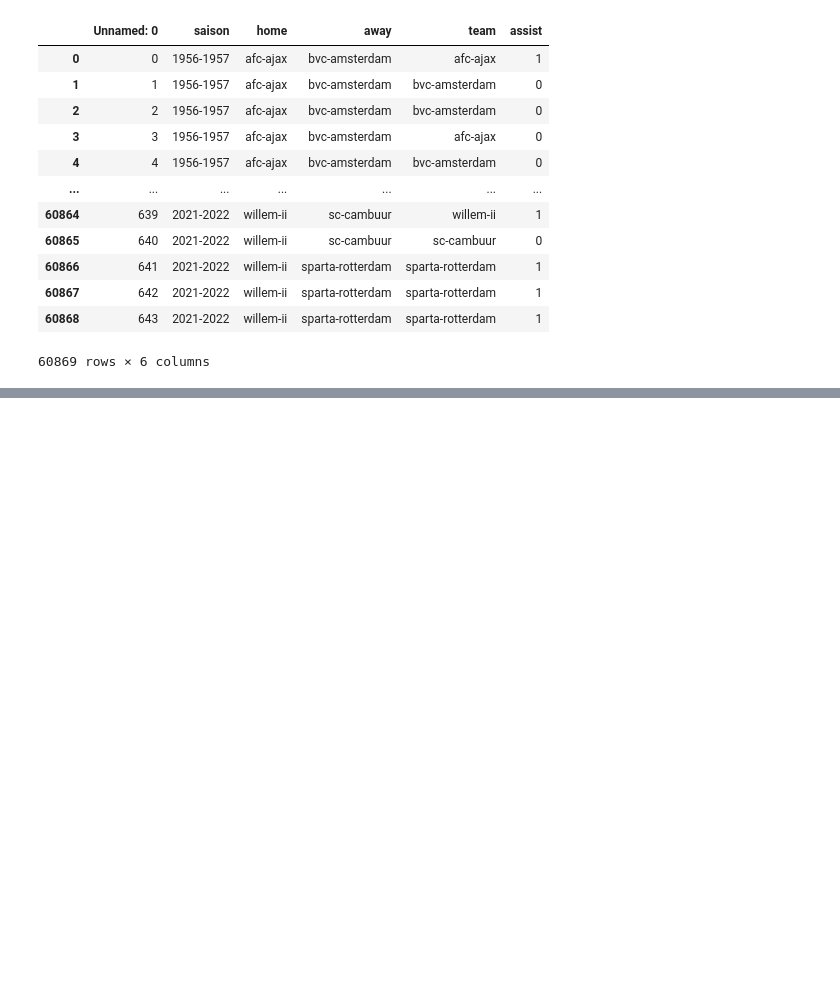
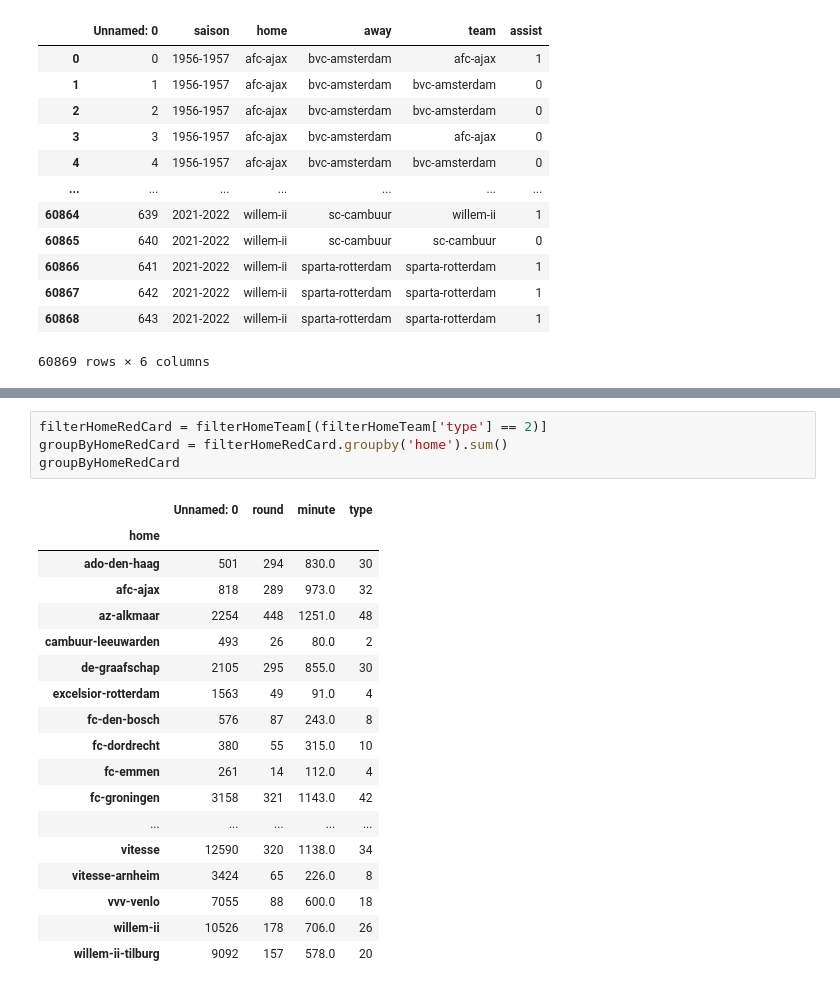
Before and after one commit to mohammedaljader/Football_Predictions_ML, a Jupyter notebook: notebook.ipynb, the cells around one changed output, grey strips where cells are left out. Cells and saved outputs as stored; diff of their text form; blank space fills up the shorter version.

```diff
--- a/notebook.ipynb
+++ b/notebook.ipynb
@@ -63,0 +129,23 @@ no_nans_cards
+# %%
+filterHomeRedCard = filterHomeTeam[(filterHomeTeam['type'] == 2)]
+groupByHomeRedCard = filterHomeRedCard.groupby('home').sum()
+groupByHomeRedCard
+# %% [output]
+|  | Unnamed: 0 | round | minute | type |
+| home |  |  |  |  |
+| ado-den-haag | 501 | 294 | 830.0 | 30 |
+| afc-ajax | 818 | 289 | 973.0 | 32 |
+| az-alkmaar | 2254 | 448 | 1251.0 | 48 |
+| cambuur-leeuwarden | 493 | 26 | 80.0 | 2 |
+| de-graafschap | 2105 | 295 | 855.0 | 30 |
+| excelsior-rotterdam | 1563 | 49 | 91.0 | 4 |
+| fc-den-bosch | 576 | 87 | 243.0 | 8 |
+| fc-dordrecht | 380 | 55 | 315.0 | 10 |
+| fc-emmen | 261 | 14 | 112.0 | 4 |
+| fc-groningen | 3158 | 321 | 1143.0 | 42 |
+| ... | ... | ... | ... | ... |
+| vitesse | 12590 | 320 | 1138.0 | 34 |
+| vitesse-arnheim | 3424 | 65 | 226.0 | 8 |
+| vvv-venlo | 7055 | 88 | 600.0 | 18 |
+| willem-ii | 10526 | 178 | 706.0 | 26 |
+| willem-ii-tilburg | 9092 | 157 | 578.0 | 20 |
```
Also changed, not shown: parts of 17 cells of this notebook, 1 other file.
